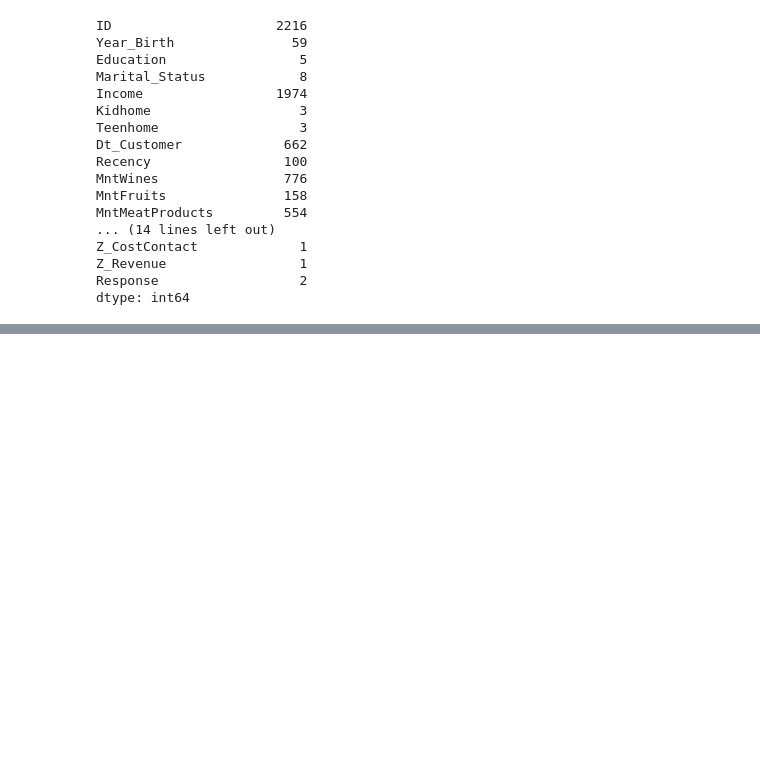
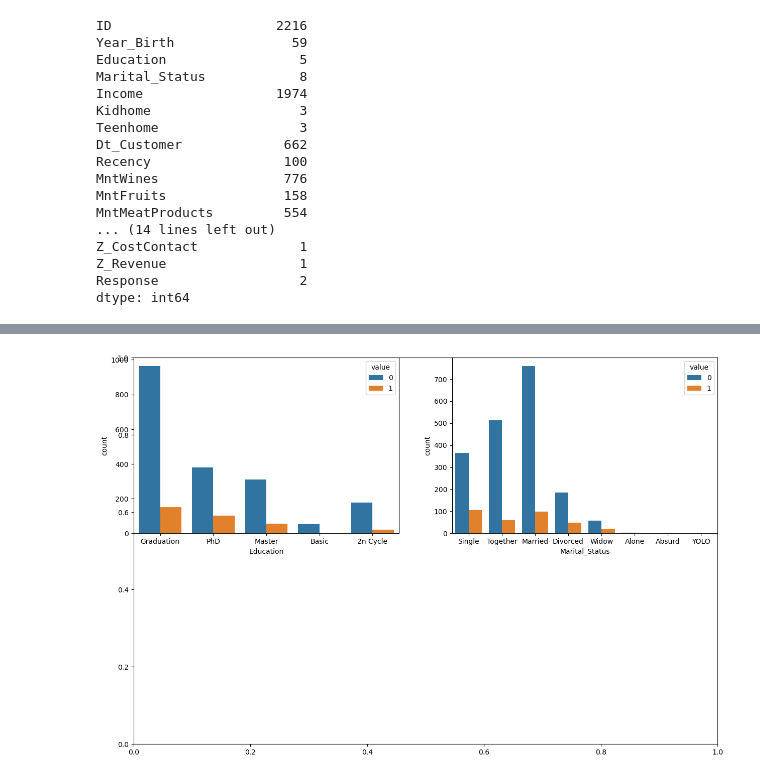
Before and after one commit to Sumanpradhan1706/practical-ml-projects, a Jupyter notebook: 07_Customer Segmentation using Unsupervised Machine Learning in Python/anaconda_projects/db/Customer Segmentation using Unsupervised Machine Learning in Python.ipynb, the cells around one changed output, grey strips where cells are left out. Saved outputs shown, nothing was run; the diff lists cells and outputs as text; code cells hidden in the pictures; blank space fills up the shorter version.

```diff
--- a/07_Customer Segmentation using Unsupervised Machine Learning in Python/anaconda_projects/db/Customer Segmentation using Unsupervised Machine Learning in Python.ipynb
+++ b/07_Customer Segmentation using Unsupervised Machine Learning in Python/anaconda_projects/db/Customer Segmentation using Unsupervised Machine Learning in Python.ipynb
@@ -110,0 +149,10 @@ df["year"] = parts[2].astype('int')
+# %%
+plt.subplots(figsize=(15, 10))
+for i, col in enumerate(objects):
+    plt.subplot(2, 2, i + 1)
+
+    df_melted = df.melt(id_vars=[col], value_vars=['Response'], var_name='hue')
+    sb.countplot(x=col, hue='value', data=df_melted)
+plt.show()
+# %% [output]
+[figure, added]
```
Also changed, not shown: parts of 6 cells of this notebook.
